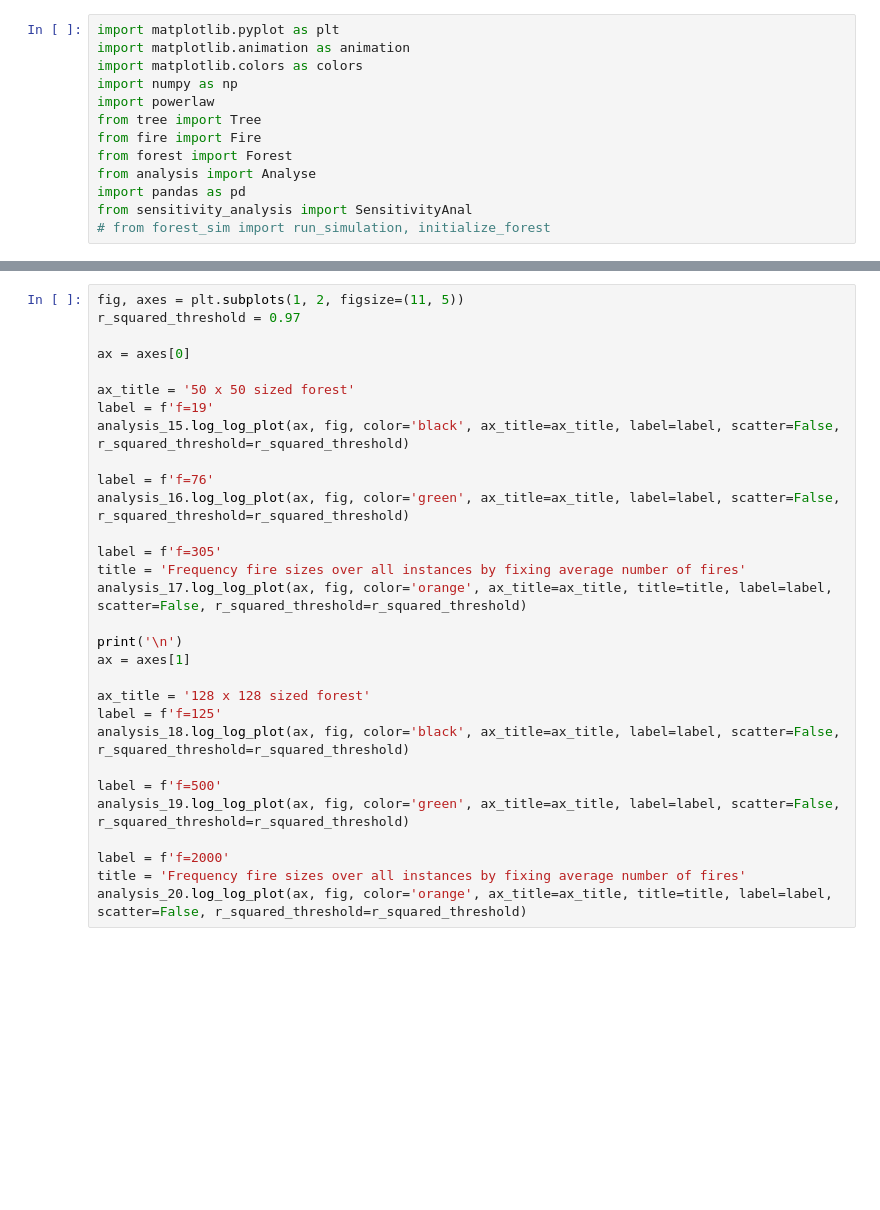
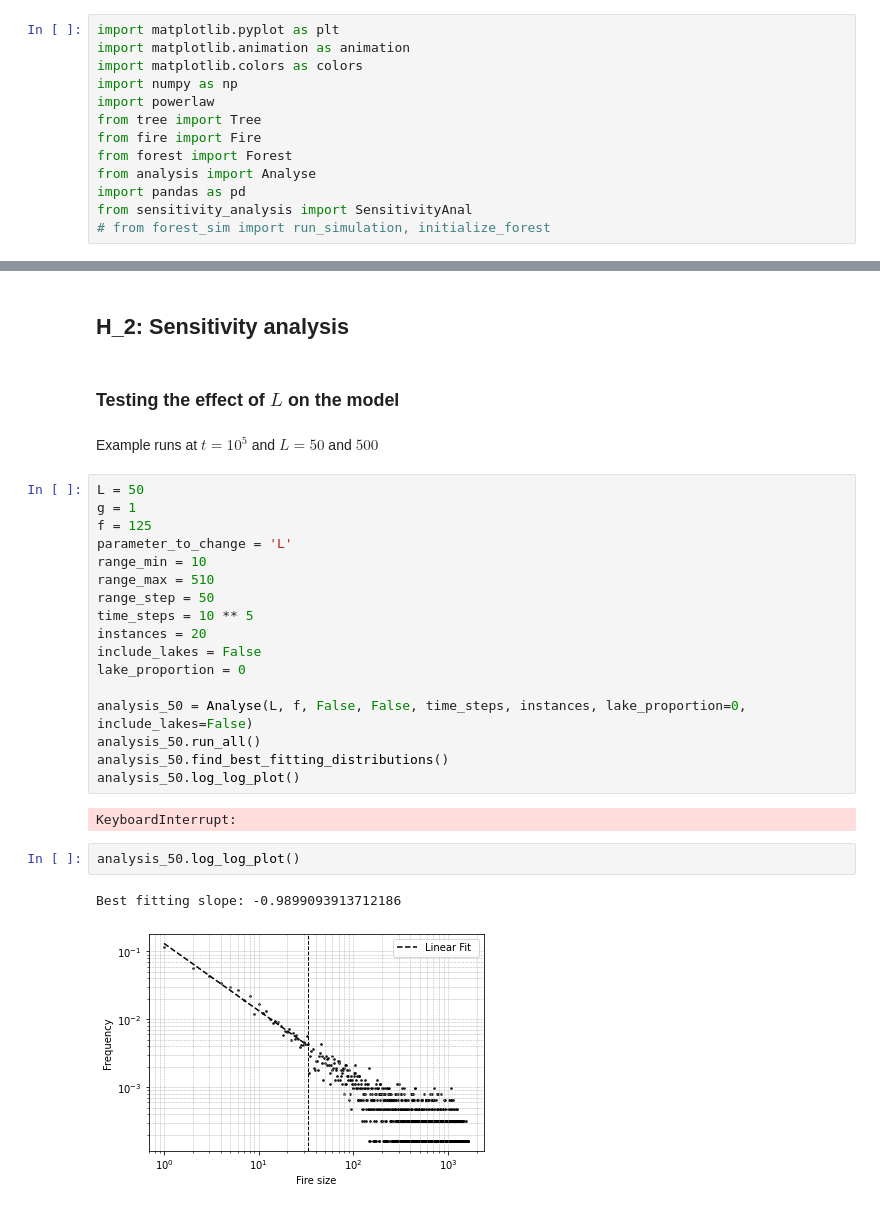
Before and after one commit to JTimmr/Complex_Systems, a Jupyter notebook: code.ipynb, the cells around one changed output, grey strips where cells are left out. Drawn from its saved outputs; the diff is of its cells as text; blank space fills up the shorter version.

```diff
--- a/code.ipynb
+++ b/code.ipynb
@@ -325,30 +14,30 @@ print(f'{analysis_17.best_fitting_distributions[0] * 100}% of the model instance
-# %%
-fig, axes = plt.subplots(1, 2, figsize=(11, 5))
-r_squared_threshold = 0.97
-
-ax = axes[0]
-
-ax_title = '50 x 50 sized forest'
-label = f'f=19'
-analysis_15.log_log_plot(ax, fig, color='black', ax_title=ax_title, label=label, scatter=False, r_squared_threshold=r_squared_threshold)
-
-label = f'f=76'
-analysis_16.log_log_plot(ax, fig, color='green', ax_title=ax_title, label=label, scatter=False, r_squared_threshold=r_squared_threshold)
-
-label = f'f=305'
-title = 'Frequency fire sizes over all instances by fixing average number of fires'
-analysis_17.log_log_plot(ax, fig, color='orange', ax_title=ax_title, title=title, label=label, scatter=False, r_squared_threshold=r_squared_threshold)
-
-print('\n')
-ax = axes[1]
-
-ax_title = '128 x 128 sized forest'
-label = f'f=125'
-analysis_18.log_log_plot(ax, fig, color='black', ax_title=ax_title, label=label, scatter=False, r_squared_threshold=r_squared_threshold)
-
-label = f'f=500'
-analysis_19.log_log_plot(ax, fig, color='green', ax_title=ax_title, label=label, scatter=False, r_squared_threshold=r_squared_threshold)
-
-label = f'f=2000'
-title = 'Frequency fire sizes over all instances by fixing average number of fires'
-analysis_20.log_log_plot(ax, fig, color='orange', ax_title=ax_title, title=title, label=label, scatter=False, r_squared_threshold=r_squared_threshold)
+# %% [markdown]
+## H_2: Sensitivity analysis
+# %% [markdown]
+### Testing the effect of $L$ on the model
+# %% [markdown]
+Example runs at $t = 10^5$ and $L = 50$ and $500$
+# %%
+L = 50
+g = 1
+f = 125
+parameter_to_change = 'L'
+range_min = 10
+range_max = 510
+range_step = 50
+time_steps = 10 ** 5
+instances = 20
+include_lakes = False
+lake_proportion = 0
+
+analysis_50 = Analyse(L, f, False, False, time_steps, instances, lake_proportion=0, include_lakes=False)
+analysis_50.run_all()
+analysis_50.find_best_fitting_distributions()
+analysis_50.log_log_plot()
+# %% [output]
+KeyboardInterrupt:
+# %%
+analysis_50.log_log_plot()
+# %% [output]
+Best fitting slope: -0.9899093913712186
+[figure, added]
```
Also changed, not shown: parts of 31 cells of this notebook.
